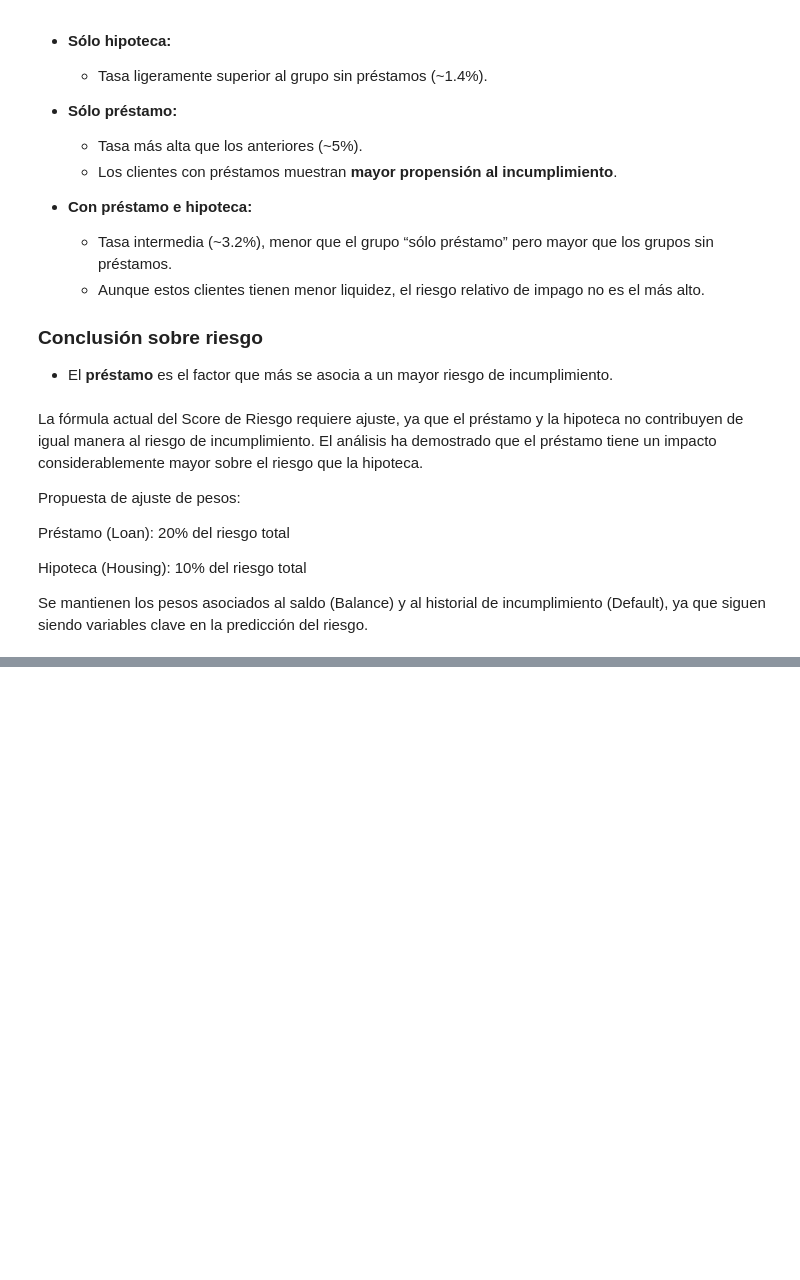
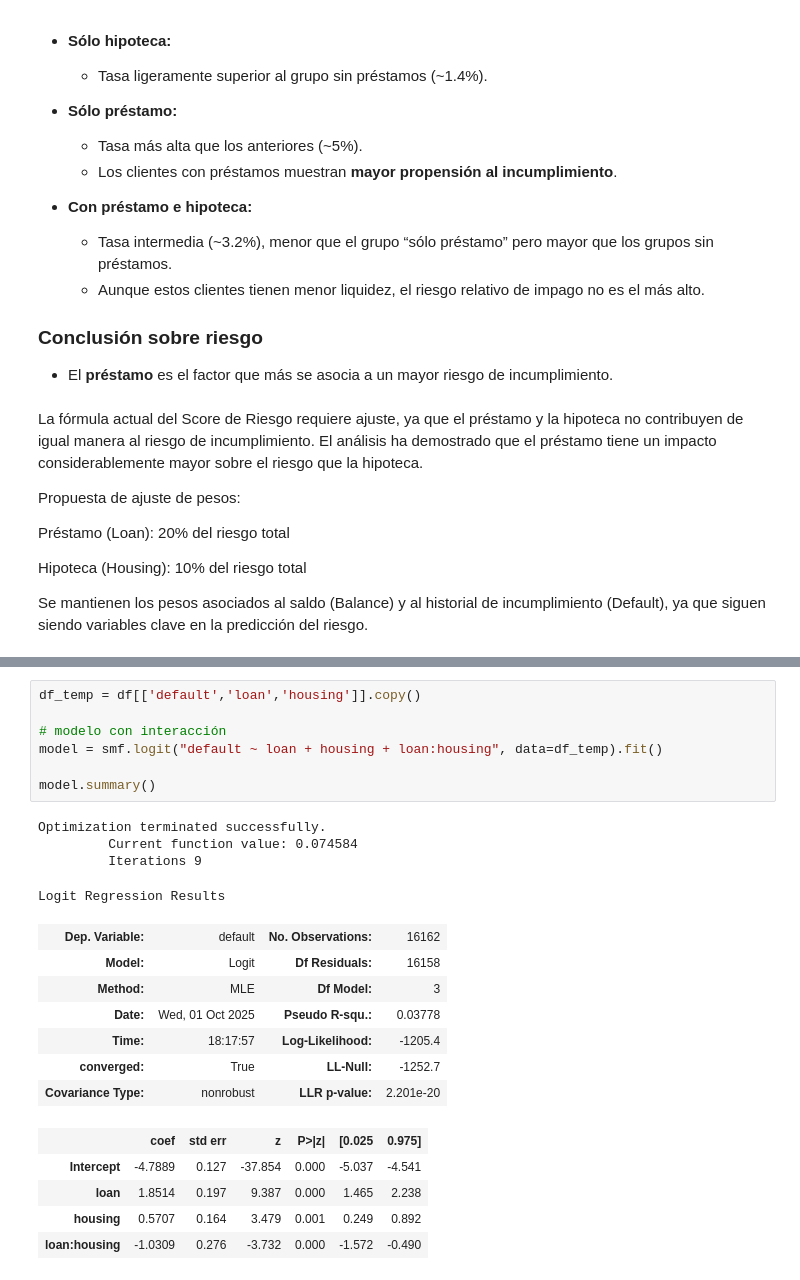
Before and after one commit to Lambda-14/Sim-Empresa, a Jupyter notebook: Equip_16/Borrador/Finanzas y riesgo crediticio/banca_22.09_finanzas.ipynb, the cells around one changed output, grey strips where cells are left out. Cells and saved outputs as stored; diff of their text form; blank space fills up the shorter version.

```diff
--- a/Equip_16/Borrador/Finanzas y riesgo crediticio/banca_22.09_finanzas.ipynb
+++ b/Equip_16/Borrador/Finanzas y riesgo crediticio/banca_22.09_finanzas.ipynb
@@ -299,0 +338,24 @@ Modificar Housing para que sea condicional:
+# %%
+df_temp = df[['default','loan','housing']].copy()
+
+# modelo con interacción
+model = smf.logit("default ~ loan + housing + loan:housing", data=df_temp).fit()
+
+model.summary()
+# %% [output]
+Optimization terminated successfully.
+         Current function value: 0.074584
+         Iterations 9
+Logit Regression Results
+| Dep. Variable: | default | No. Observations: | 16162 |
+| Model: | Logit | Df Residuals: | 16158 |
+| Method: | MLE | Df Model: | 3 |
+| Date: | Wed, 01 Oct 2025 | Pseudo R-squ.: | 0.03778 |
+| Time: | 18:17:57 | Log-Likelihood: | -1205.4 |
+| converged: | True | LL-Null: | -1252.7 |
+| Covariance Type: | nonrobust | LLR p-value: | 2.201e-20 |
+|  | coef | std err | z | P>|z| | [0.025 | 0.975] |
+| Intercept | -4.7889 | 0.127 | -37.854 | 0.000 | -5.037 | -4.541 |
+| loan | 1.8514 | 0.197 | 9.387 | 0.000 | 1.465 | 2.238 |
+| housing | 0.5707 | 0.164 | 3.479 | 0.001 | 0.249 | 0.892 |
+| loan:housing | -1.0309 | 0.276 | -3.732 | 0.000 | -1.572 | -0.490 |
```
Also changed, not shown: parts of 6 cells of this notebook.
